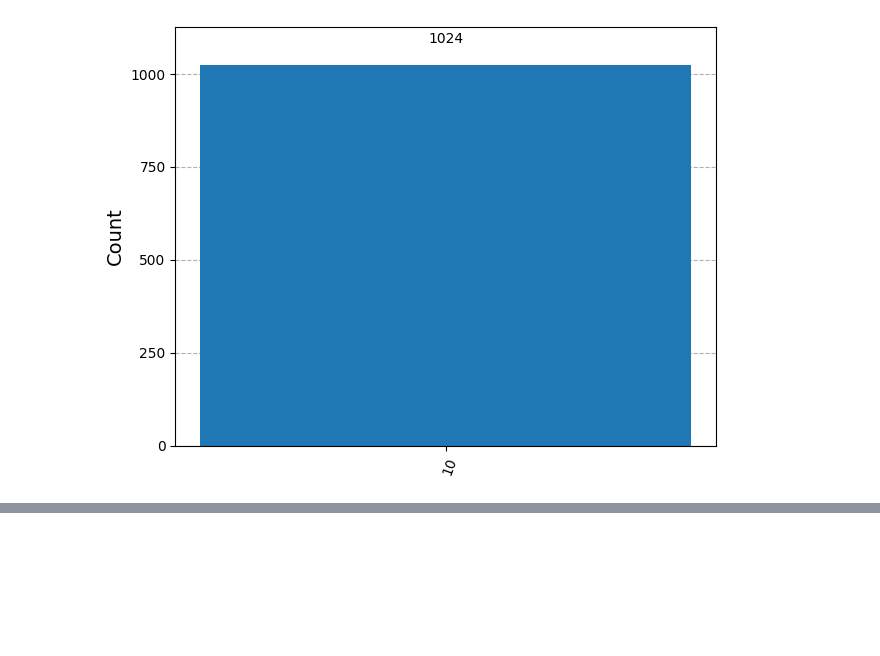
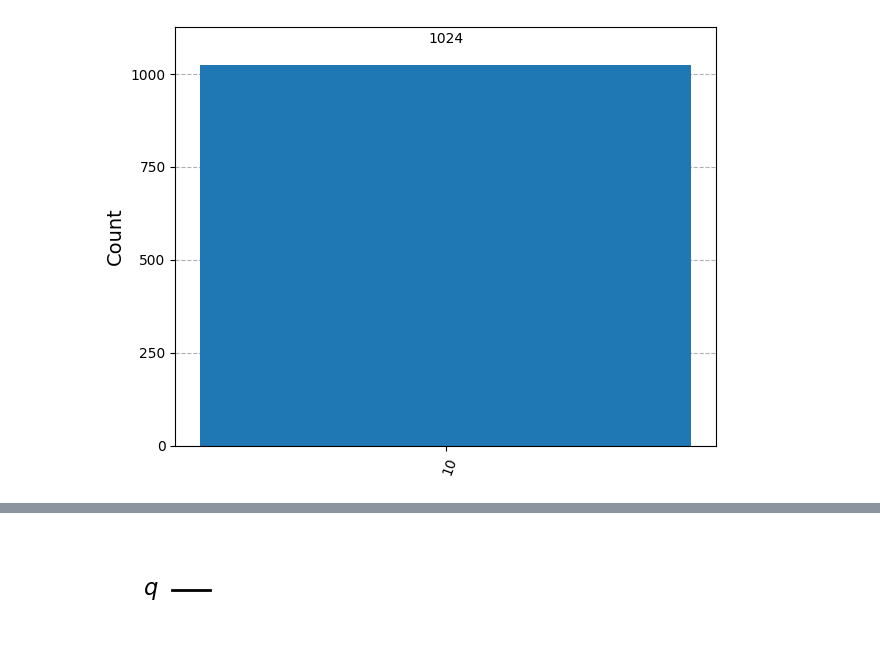
Before and after one commit to ram-polisetti/qiskit, a Jupyter notebook: Fundamentals.ipynb, the cells around one changed output, grey strips where cells are left out. Cells and saved outputs as stored; diff of their text form; code cells hidden in the pictures; blank space fills up the shorter version.

```diff
--- a/Fundamentals.ipynb
+++ b/Fundamentals.ipynb
@@ -573,0 +590,5 @@ plot_histogram(counts)
+# %%
+qc_0 = QuantumCircuit(1)
+qc_0.draw(output='mpl')
+# %% [output]
+[figure, added]
```
Also changed, not shown: parts of 11 cells of this notebook.
